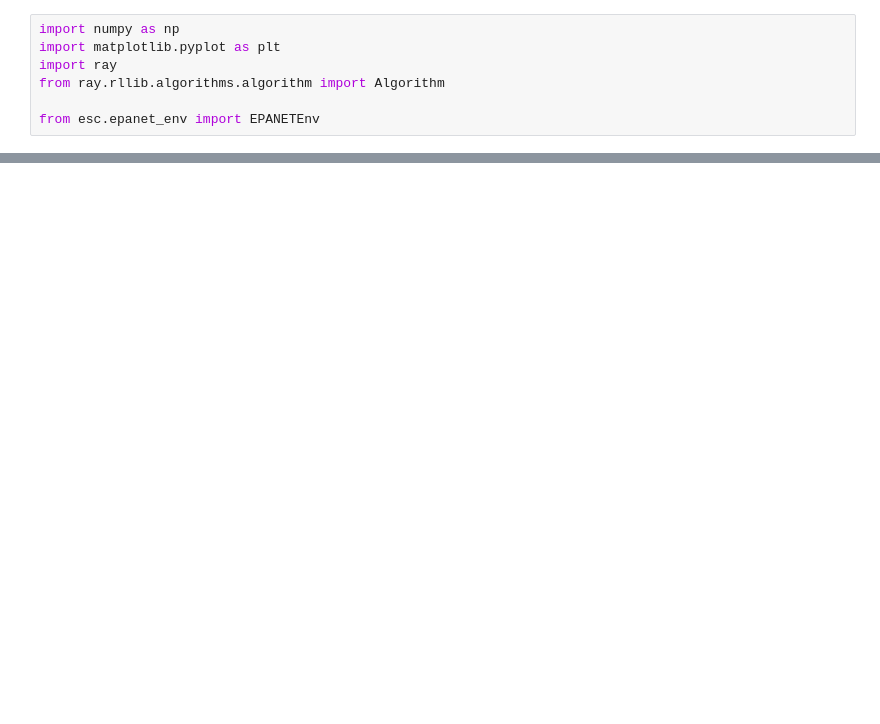
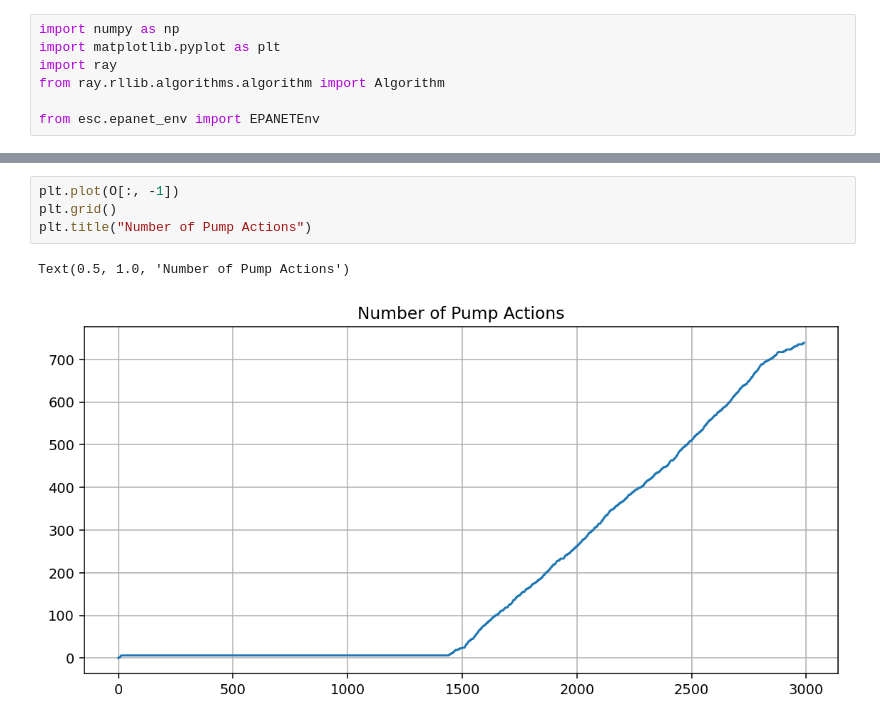
Before and after one commit to maxdumas/engineering-smart-cities-final-project, a Jupyter notebook: notebooks/simulate_epanet_2.ipynb, the cells around one changed output, grey strips where cells are left out. Saved outputs shown, nothing was run; the diff lists cells and outputs as text; blank space fills up the shorter version.

```diff
--- a/notebooks/simulate_epanet_2.ipynb
+++ b/notebooks/simulate_epanet_2.ipynb
@@ -94,0 +127,7 @@ plt.plot(np.arange(2880), R[:2880])
+# %%
+plt.plot(O[:, -1])
+plt.grid()
+plt.title("Number of Pump Actions")
+# %% [output]
+Text(0.5, 1.0, 'Number of Pump Actions')
+[figure, added]
```
Also changed, not shown: parts of 10 cells of this notebook, 5 other files.
